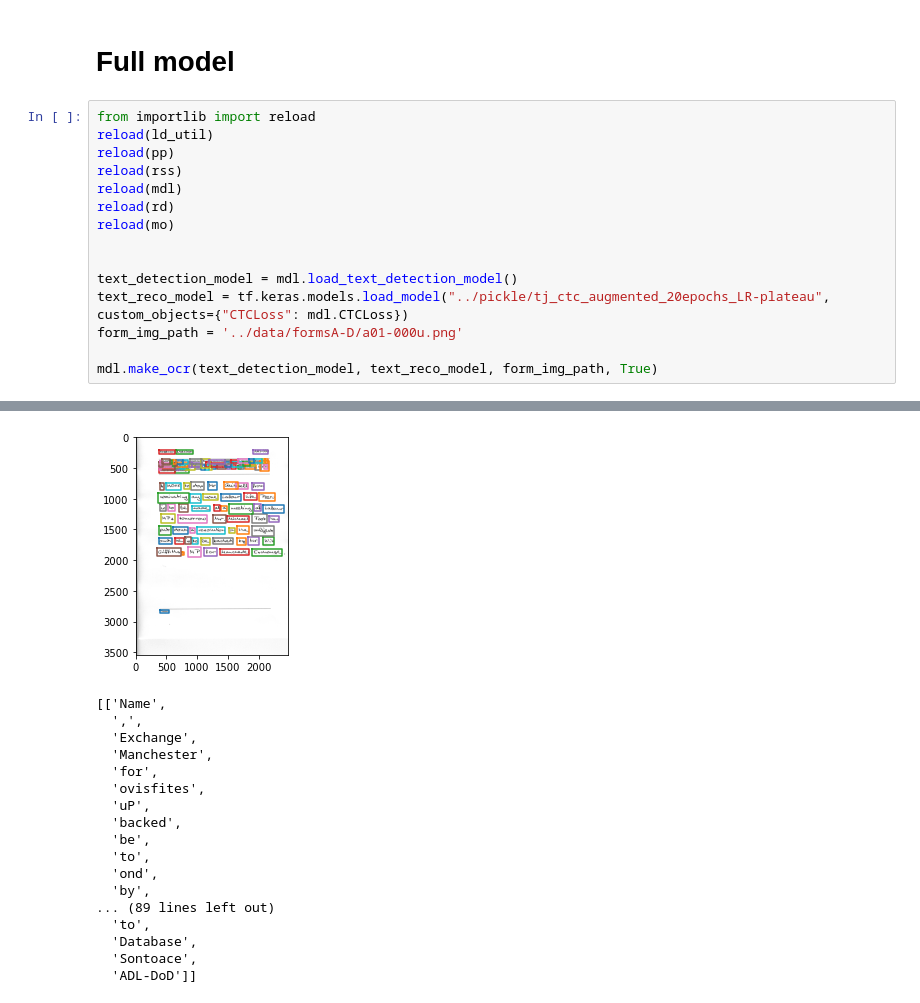
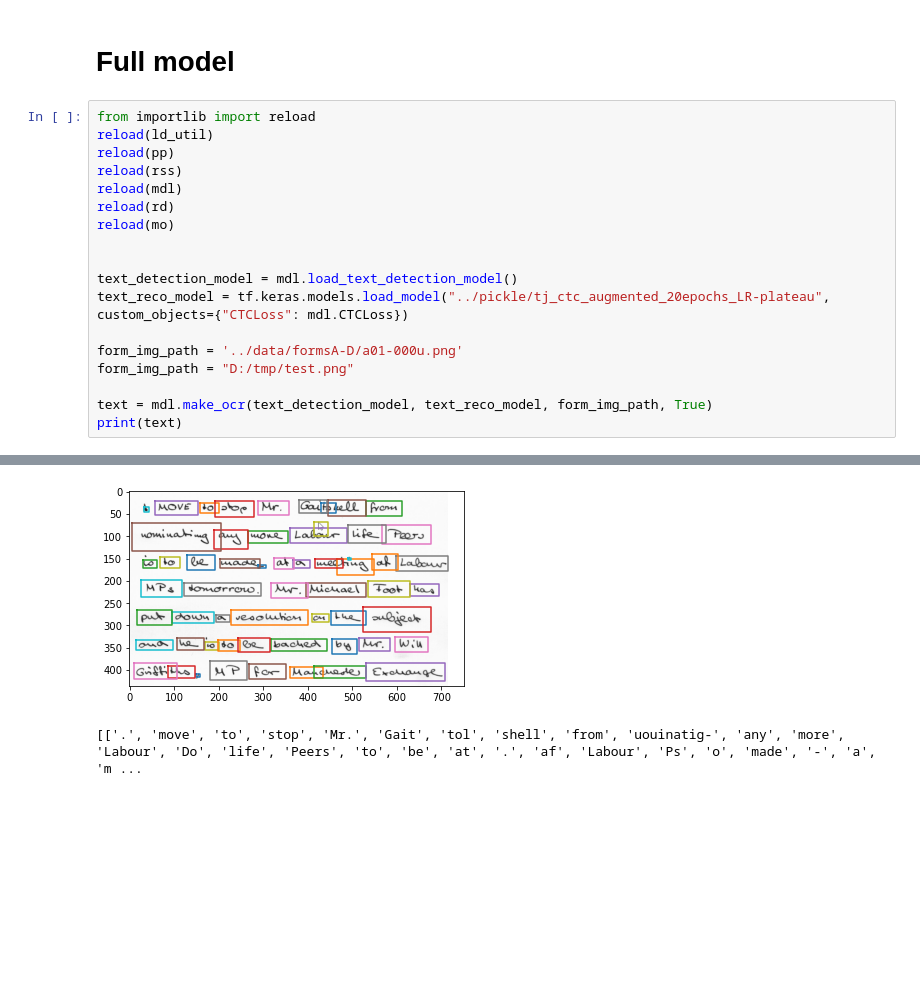
Before and after one commit to sfc-gh-zblackwood/OCRPyMan, a Jupyter notebook: notebooks/detection_recognition_model.ipynb, the cells around one changed output, grey strips where cells are left out. Saved outputs shown, nothing was run; the diff lists cells and outputs as text; blank space fills up the shorter version.

```diff
--- a/notebooks/detection_recognition_model.ipynb
+++ b/notebooks/detection_recognition_model.ipynb
@@ -186,7 +186,10 @@ reload(mo)
 
 text_detection_model = mdl.load_text_detection_model()
 text_reco_model = tf.keras.models.load_model("../pickle/tj_ctc_augmented_20epochs_LR-plateau", custom_objects={"CTCLoss": mdl.CTCLoss})
+
 form_img_path = '../data/formsA-D/a01-000u.png'
+form_img_path = "D:/tmp/test.png"
 
-mdl.make_ocr(text_detection_model, text_reco_model, form_img_path, True)
+text = mdl.make_ocr(text_detection_model, text_reco_model, form_img_path, True)
+print(text)
 # %% [output]
@@ -196,18 +199,2 @@ mdl.make_ocr(text_detection_model, text_reco_model, form_img_path, True)
-[figure, old version]
+[figure, new version]
-[['Name',
-  ',',
-  'Exchange',
-  'Manchester',
-  'for',
-  'ovisfites',
-  'uP',
-  'backed',
-  'be',
-  'to',
-  'ond',
-  'by',
-... (89 lines left out)
-  'to',
-  'Database',
-  'Sontoace',
-  'ADL-DoD']]
+[['.', 'move', 'to', 'stop', 'Mr.', 'Gait', 'tol', 'shell', 'from', 'uouinatig-', 'any', 'more', 'Labour', 'Do', 'life', 'Peers', 'to', 'be', 'at', '.', 'af', 'Labour', 'Ps', 'o', 'made', '-', 'a', 'm ...
```
Also changed, not shown: parts of 1 cell of this notebook, 1 other file.
